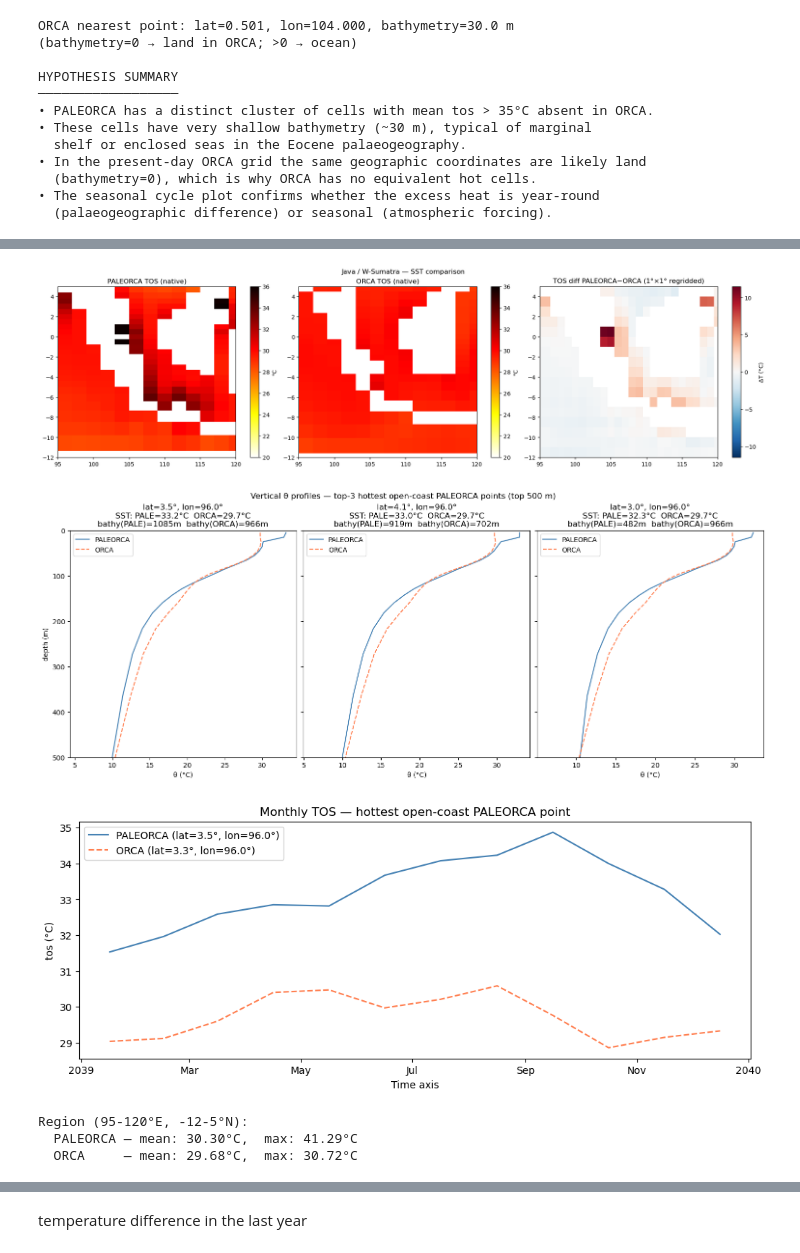
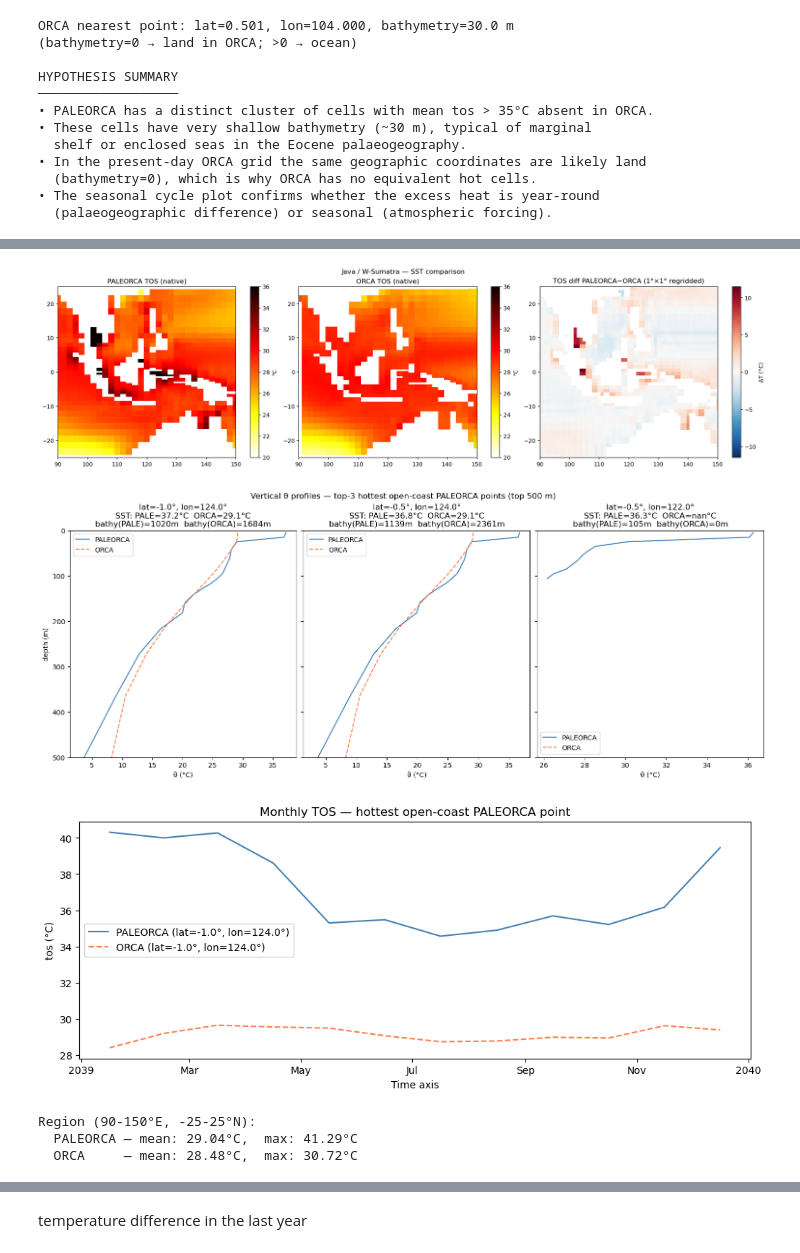
Before and after one commit to renatacoppo/Eocene-creator, a Jupyter notebook: ecefast/analysis/paleorca-vs-orca.ipynb, the cells around one changed output, grey strips where cells are left out. Saved outputs shown, nothing was run; the diff lists cells and outputs as text; code cells hidden in the pictures.

```diff
--- a/ecefast/analysis/paleorca-vs-orca.ipynb
+++ b/ecefast/analysis/paleorca-vs-orca.ipynb
@@ -54,6 +72,10 @@ paleorca_last = load_nemo("KA02", last_n_years=1, regrid=True)
 orca_last = load_nemo("KA03", last_n_years=1, regrid=True)
 paleorca_bathy = load_bathy("KA02")
 orca_bathy = load_bathy("KA03")
+paleorca_last_native = load_nemo("KA02", last_n_years=1, regrid=False)
+orca_last_native = load_nemo("KA03", last_n_years=1, regrid=False)
+paleorca_area = load_area("KA02")
+orca_area = load_area("KA03")
 # %% [output]
 Found 50 files for experiment KA02
 Loading following files: ['/lus/h2resw01/scratch/ccpd/ece4/KA02/output/nemo/KA02_oce_1m_T_2039-2039.nc']
@@ -476,8 +506,8 @@ Region (90-120°E, -10-25°N):  PALEORCA ocean cells: 389,  ORCA ocean cells: 34
 # %%
 # --- Java / W-Sumatra region: upwelling signature investigation ---
 
-java_lon = (95, 120)
-java_lat = (-12, 5)
+java_lon = (90, 150)
+java_lat = (-25, 25)
 
 def region_mask(nav_lat, nav_lon, lat_range, lon_range):
     return (
@@ -564,36 +594,36 @@ for i, idx in enumerate(top3_idx):
     )
     axes2[i].legend()
 
 axes2[0].set_ylabel('depth (m)')
 plt.suptitle('Vertical θ profiles — top-3 hottest open-coast PALEORCA points (top 500 m)', fontsize=12)
 plt.show()
 
 # ── 3. Seasonal cycle at the hottest open-coast point ───────────────────────
 yp, xp = hot_ys_r[top3_idx[0]], hot_xs_r[top3_idx[0]]
 lat_p   = pale_nav_lat[yp, xp]
 lon_p   = pale_nav_lon[yp, xp]
 dist2   = (orca_nav_lat2 - lat_p)**2 + (orca_nav_lon2 - lon_p)**2
 yo, xo  = np.unravel_index(np.argmin(dist2), dist2.shape)
 
 ts_pale = pale_native['tos'].isel(y=yp, x=xp).compute()
 ts_orca = orca_native['tos'].isel(y=yo, x=xo).compute()
 
 fig3, ax3 = plt.subplots(figsize=(10, 4), constrained_layout=True)
 ts_pale.plot(ax=ax3, color='steelblue', label=f'PALEORCA (lat={lat_p:.1f}°, lon={lon_p:.1f}°)')
 ts_orca.plot(ax=ax3, color='coral',     label=f'ORCA (lat={orca_nav_lat2[yo,xo]:.1f}°, lon={orca_nav_lon2[yo,xo]:.1f}°)', linestyle='--')
 ax3.set_title('Monthly TOS — hottest open-coast PALEORCA point'); ax3.set_ylabel('tos (°C)'); ax3.legend()
 plt.show()
 
 # ── 4. Statistics ───────────────────────────────────────────────────────────
 tos_pale_reg = tos_2d_p[rmask_p & (bathy_2d_p > 0)]
 tos_orca_reg = tos_2d_o[rmask_o & (orca_bathy.values > 0)]
 print(f"Region ({java_lon[0]}-{java_lon[1]}°E, {java_lat[0]}-{java_lat[1]}°N):")
 print(f"  PALEORCA — mean: {np.nanmean(tos_pale_reg):.2f}°C,  max: {np.nanmax(tos_pale_reg):.2f}°C")
 print(f"  ORCA     — mean: {np.nanmean(tos_orca_reg):.2f}°C,  max: {np.nanmax(tos_orca_reg):.2f}°C")
 # %% [output]
-[figure, old version]
+[figure, new version]
-[figure, old version]
+[figure, new version]
-[figure, old version]
+[figure, new version]
-Region (95-120°E, -12-5°N):
-  PALEORCA — mean: 30.30°C,  max: 41.29°C
-  ORCA     — mean: 29.68°C,  max: 30.72°C
+Region (90-150°E, -25-25°N):
+  PALEORCA — mean: 29.04°C,  max: 41.29°C
+  ORCA     — mean: 28.48°C,  max: 30.72°C
```
Also changed, not shown: parts of 8 cells of this notebook.
